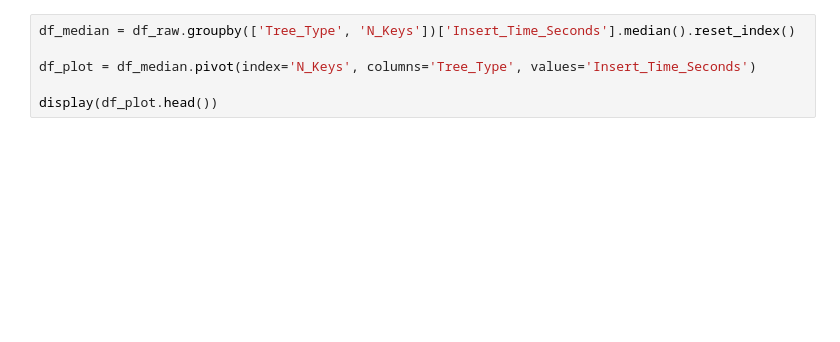
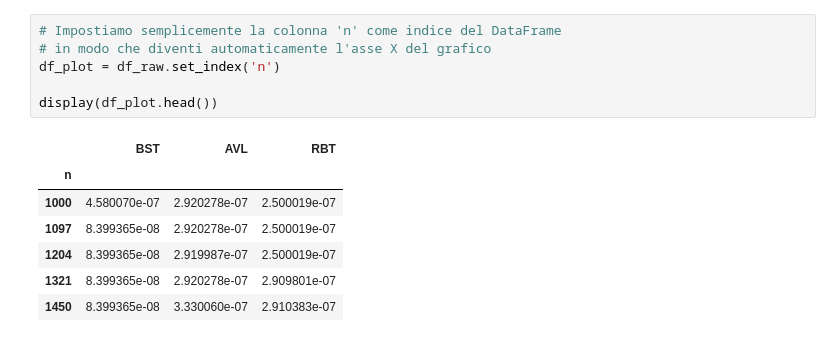
Before and after one commit to MatteoDallaSilvestra/Progetto-ASD, a Jupyter notebook: DataAnalysis.ipynb, the cells around one changed output. Drawn from its saved outputs; the diff is of its cells as text; blank space fills up the shorter version.

```diff
--- a/DataAnalysis.ipynb
+++ b/DataAnalysis.ipynb
@@ -14,9 +22,17 @@ except FileNotFoundError:
 # %%
-df_median = df_raw.groupby(['Tree_Type', 'N_Keys'])['Insert_Time_Seconds'].median().reset_index()
-
-df_plot = df_median.pivot(index='N_Keys', columns='Tree_Type', values='Insert_Time_Seconds')
+# Impostiamo semplicemente la colonna 'n' come indice del DataFrame
+# in modo che diventi automaticamente l'asse X del grafico
+df_plot = df_raw.set_index('n')
 
 display(df_plot.head())
+# %% [output]
+|  | BST | AVL | RBT |
+| n |  |  |  |
+| 1000 | 4.580070e-07 | 2.920278e-07 | 2.500019e-07 |
+| 1097 | 8.399365e-08 | 2.920278e-07 | 2.500019e-07 |
+| 1204 | 8.399365e-08 | 2.919987e-07 | 2.500019e-07 |
+| 1321 | 8.399365e-08 | 2.920278e-07 | 2.909801e-07 |
+| 1450 | 8.399365e-08 | 3.330060e-07 | 2.910383e-07 |
 # %%
 fig, ax = plt.subplots(figsize=(10, 6))
 
```
Also changed, not shown: parts of 2 cells of this notebook, 3 other files.
